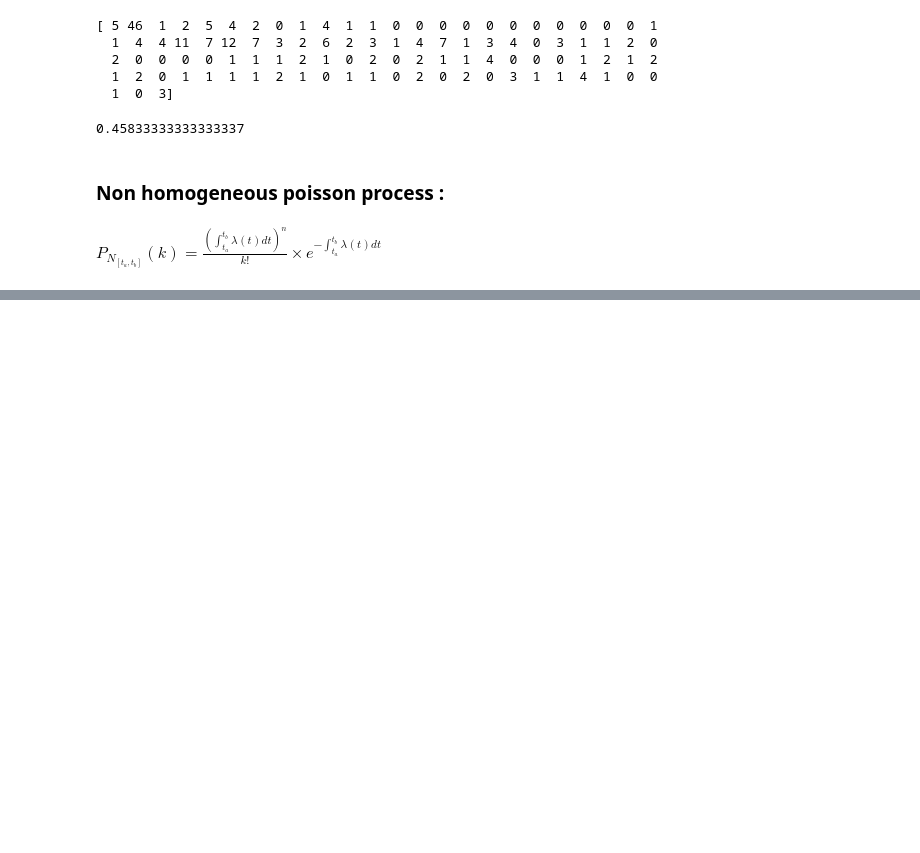
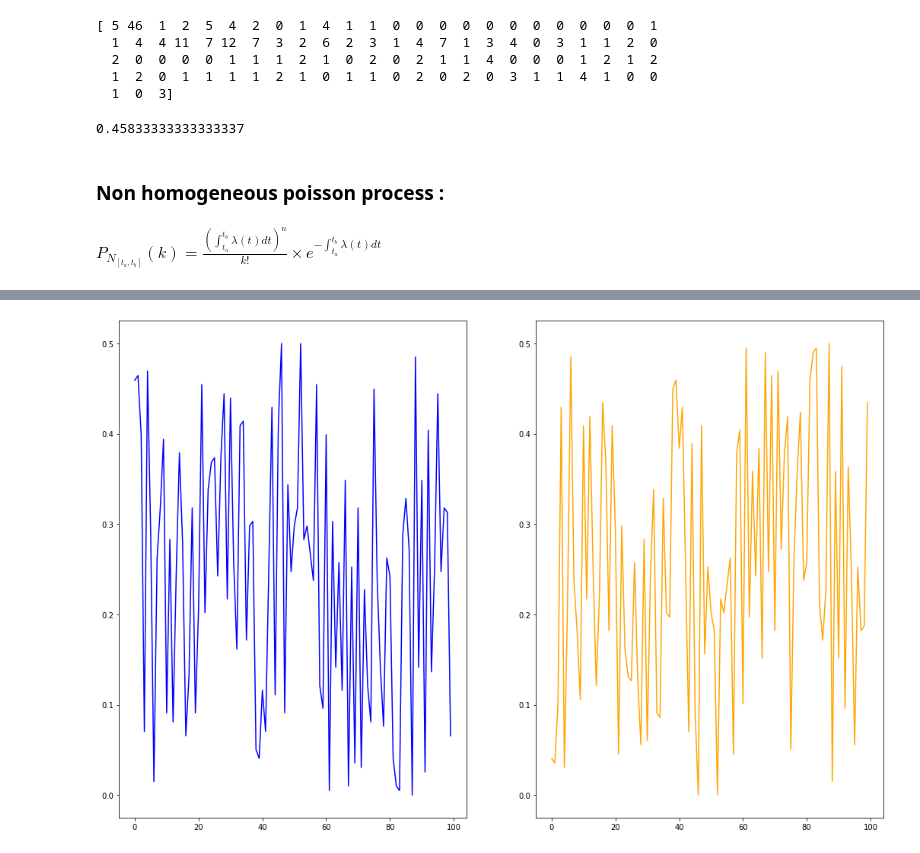
Before and after one commit to neonicoo/TPs-Stochastic-Processes, a Jupyter notebook: TP-Spike-trains-modeling-poisson-process.ipynb, the cells around one changed output, grey strips where cells are left out. Cells and saved outputs as stored; diff of their text form; code cells hidden in the pictures; blank space fills up the shorter version.

```diff
--- a/TP-Spike-trains-modeling-poisson-process.ipynb
+++ b/TP-Spike-trains-modeling-poisson-process.ipynb
@@ -198,0 +241,20 @@ plt.show()
+# %%
+lambda_ = 0.5
+lambdaP = []
+lambdaQ = []
+
+for p in probas:
+    lambdaP.append(lambda_ * p)
+    lambdaQ.append(lambda_ * (1- p))
+# %%
+plt.figure(figsize=(18, 12))
+
+plt.subplot(1,2,1)
+plt.plot(lambdaP, color = "blue")
+
+plt.subplot(1,2,2)
+plt.plot(lambdaQ, color="orange")
+
+plt.show()
+# %% [output]
+[figure, added]
```
Also changed, not shown: parts of 10 cells of this notebook.
